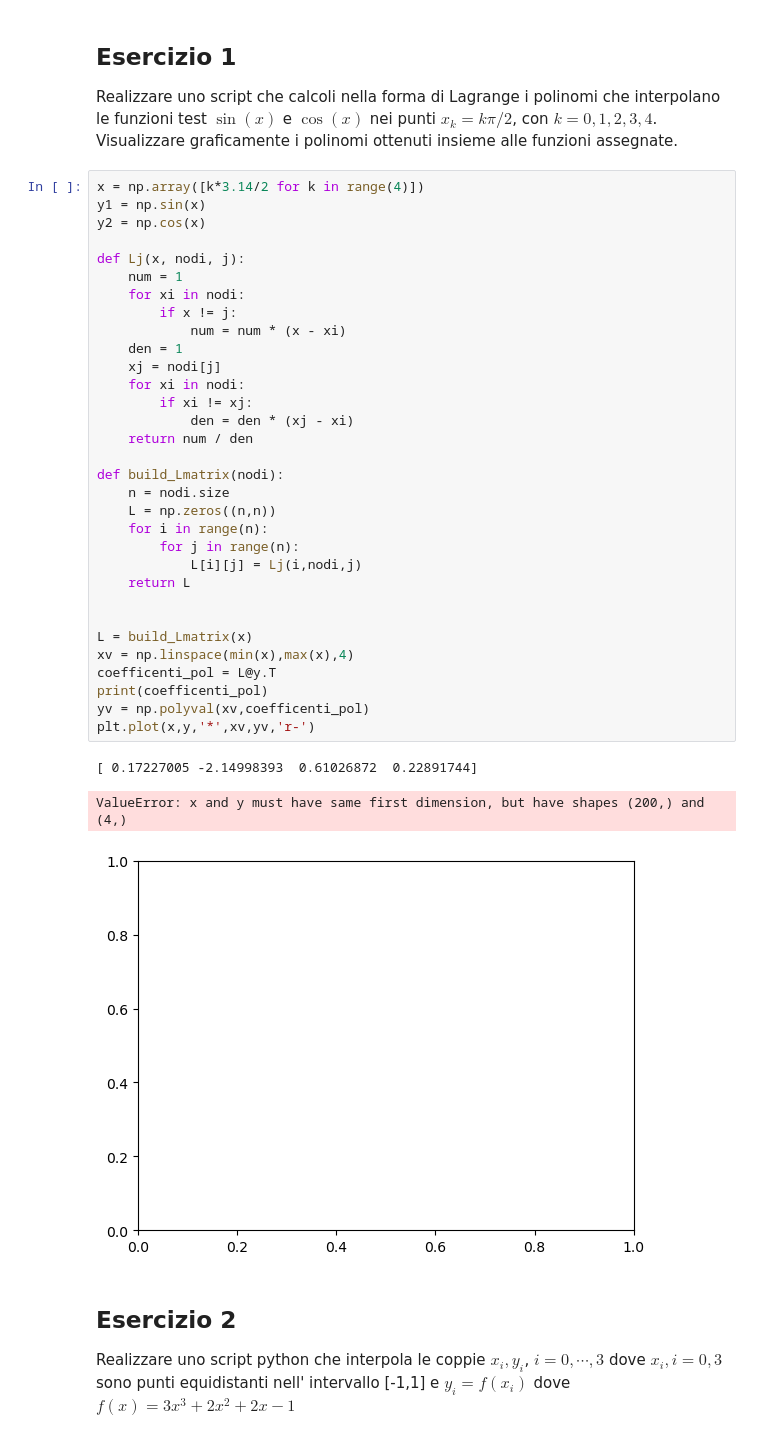
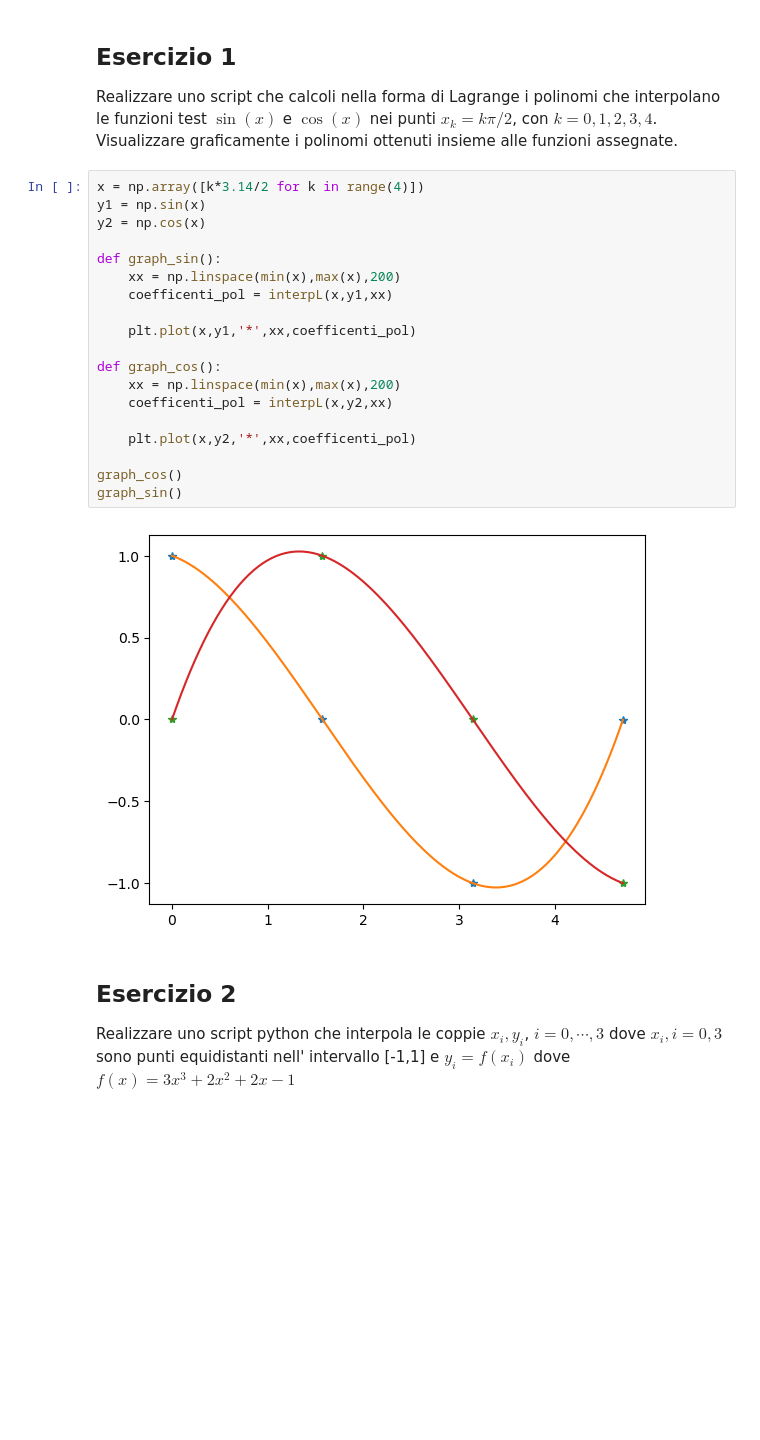
Before and after one commit to GiammaBigFishEngineer/MetodiNumericiLab, a Jupyter notebook: lab10/ESercitazione_10.ipynb, the cells around one changed output. Drawn from its saved outputs; the diff is of its cells as text; blank space fills up the shorter version.

```diff
--- a/lab10/ESercitazione_10.ipynb
+++ b/lab10/ESercitazione_10.ipynb
@@ -310,39 +310,24 @@ alle funzioni assegnate.
 # %%
 x = np.array([k*3.14/2 for k in range(4)])
 y1 = np.sin(x)
 y2 = np.cos(x)
 
-def Lj(x, nodi, j):
-    num = 1
-    for xi in nodi:
-        if x != j:
-            num = num * (x - xi)
-    den = 1
-    xj = nodi[j]
-    for xi in nodi:
-        if xi != xj:
-            den = den * (xj - xi)
-    return num / den
+def graph_sin():
+    xx = np.linspace(min(x),max(x),200)
+    coefficenti_pol = interpL(x,y1,xx)
 
-def build_Lmatrix(nodi):
-    n = nodi.size
-    L = np.zeros((n,n))
-    for i in range(n):
-        for j in range(n):
-            L[i][j] = Lj(i,nodi,j)
-    return L
+    plt.plot(x,y1,'*',xx,coefficenti_pol)
 
+def graph_cos():
+    xx = np.linspace(min(x),max(x),200)
+    coefficenti_pol = interpL(x,y2,xx)
 
-L = build_Lmatrix(x)
-xv = np.linspace(min(x),max(x),4)
-coefficenti_pol = L@y.T
-print(coefficenti_pol)
-yv = np.polyval(xv,coefficenti_pol)
-plt.plot(x,y,'*',xv,yv,'r-')
+    plt.plot(x,y2,'*',xx,coefficenti_pol)
+
+graph_cos()
+graph_sin()
 # %% [output]
-[ 0.17227005 -2.14998393  0.61026872  0.22891744]
-ValueError: x and y must have same first dimension, but have shapes (200,) and (4,)
-[figure, old version]
+[figure, new version]
 # %% [markdown]
 ## Esercizio 2
 Realizzare uno script python che interpola le coppie $x_i,y_i$, $i=0,\cdots,3$
```
Also changed, not shown: parts of 1 cell of this notebook, 1 other file.
